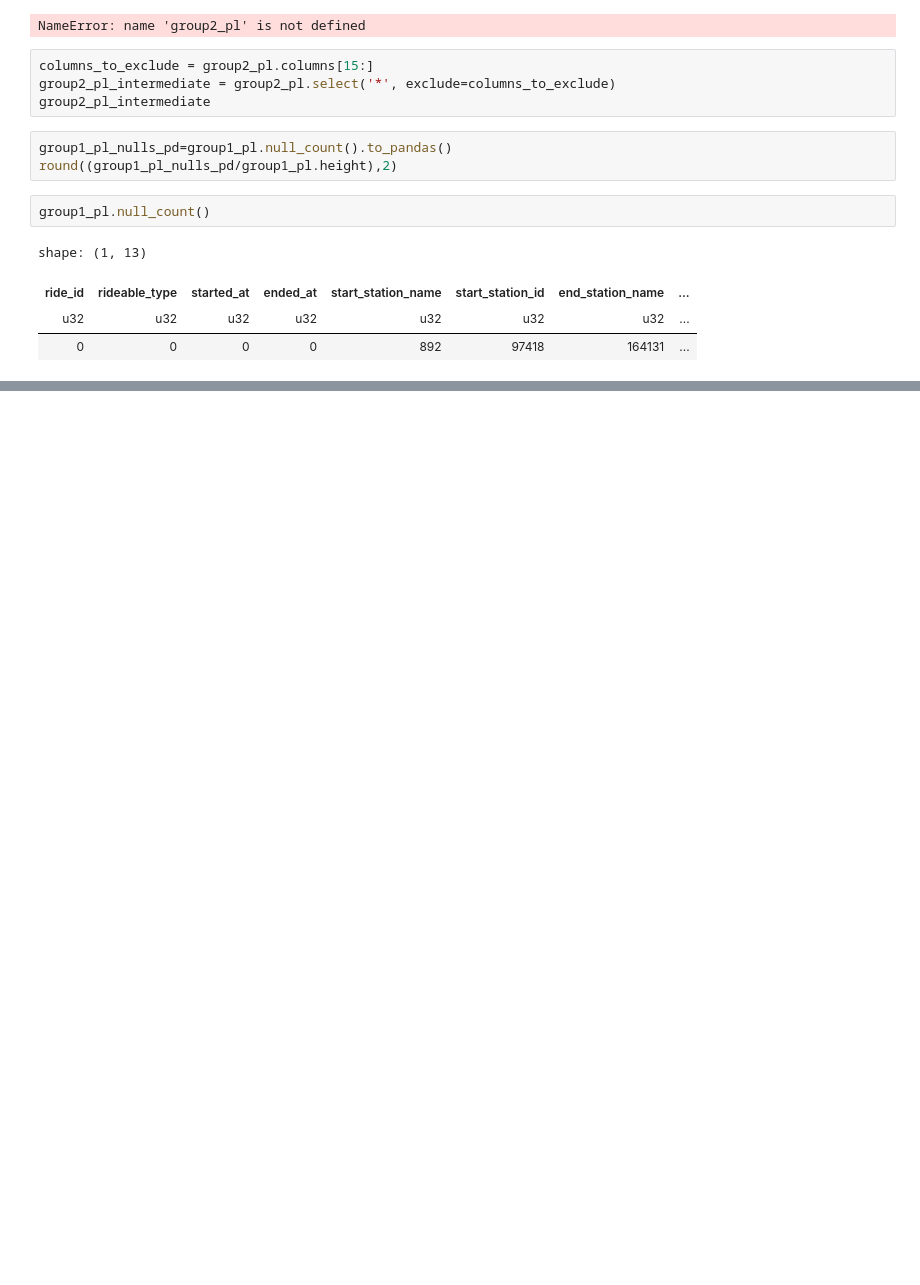
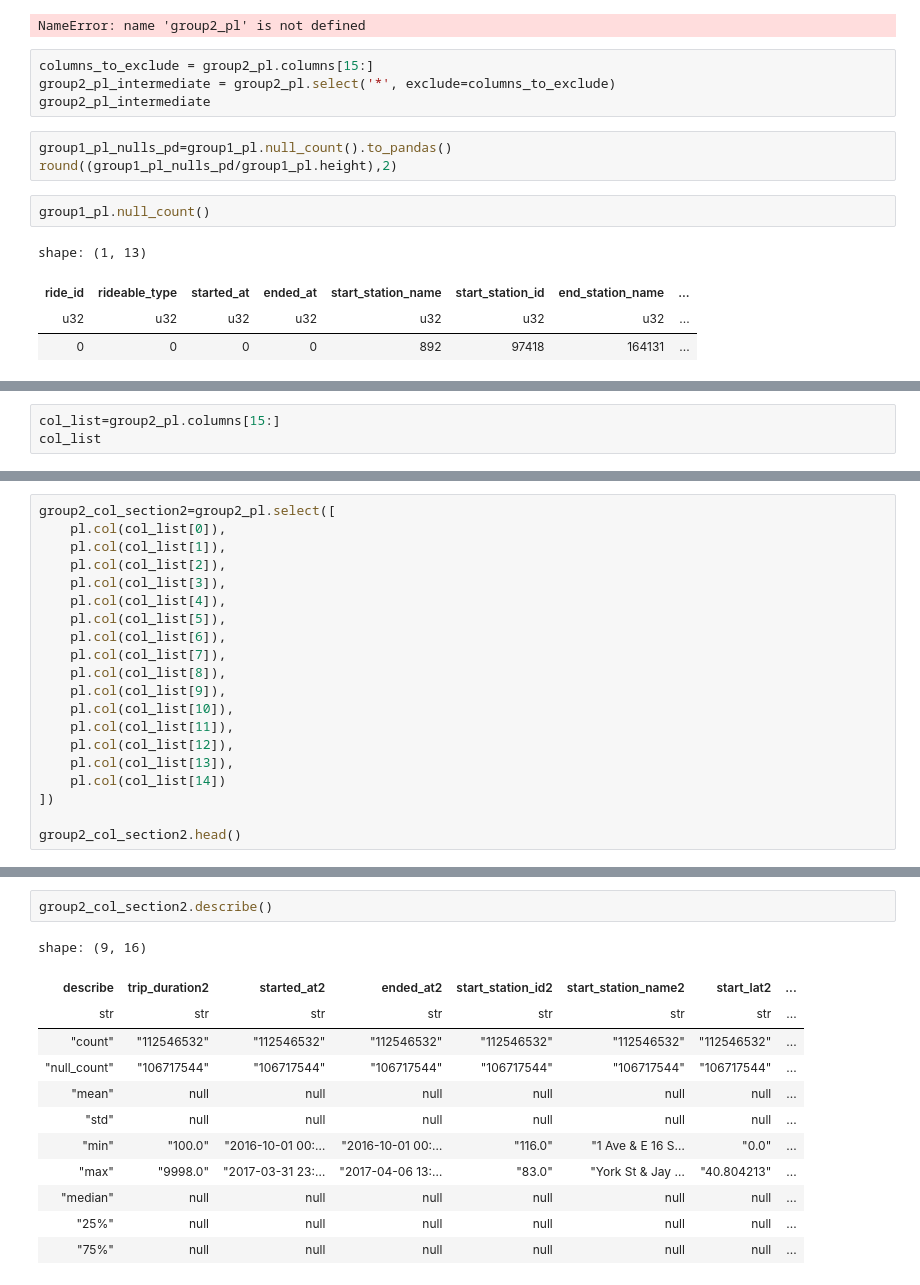
Before and after one commit to sralter/tour_de_city, a Jupyter notebook: 02_combining_datasets.ipynb, the cells around one changed output, grey strips where cells are left out. Drawn from its saved outputs; the diff is of its cells as text; blank space fills up the shorter version.

```diff
--- a/02_combining_datasets.ipynb
+++ b/02_combining_datasets.ipynb
@@ -1243,0 +1340,3 @@ shape: (1, 13)
+# %%
+col_list=group2_pl.columns[15:]
+col_list
@@ -1243,0 +1359,20 @@ shape: (1, 13)
+# %%
+group2_col_section2=group2_pl.select([
+    pl.col(col_list[0]),
+    pl.col(col_list[1]),
+    pl.col(col_list[2]),
+    pl.col(col_list[3]),
+    pl.col(col_list[4]),
+    pl.col(col_list[5]),
+    pl.col(col_list[6]),
+    pl.col(col_list[7]),
+    pl.col(col_list[8]),
+    pl.col(col_list[9]),
+    pl.col(col_list[10]),
+    pl.col(col_list[11]),
+    pl.col(col_list[12]),
+    pl.col(col_list[13]),
+    pl.col(col_list[14])
+])
+
+group2_col_section2.head()
@@ -1243,0 +1388,15 @@ shape: (1, 13)
+# %%
+group2_col_section2.describe()
+# %% [output]
+shape: (9, 16)
+| describe | trip_duration2 | started_at2 | ended_at2 | start_station_id2 | start_station_name2 | start_lat2 | ... |
+| str | str | str | str | str | str | str | ... |
+| "count" | "112546532" | "112546532" | "112546532" | "112546532" | "112546532" | "112546532" | ... |
+| "null_count" | "106717544" | "106717544" | "106717544" | "106717544" | "106717544" | "106717544" | ... |
+| "mean" | null | null | null | null | null | null | ... |
+| "std" | null | null | null | null | null | null | ... |
+| "min" | "100.0" | "2016-10-01 00:… | "2016-10-01 00:… | "116.0" | "1 Ave & E 16 S… | "0.0" | ... |
+| "max" | "9998.0" | "2017-03-31 23:… | "2017-04-06 13:… | "83.0" | "York St & Jay … | "40.804213" | ... |
+| "median" | null | null | null | null | null | null | ... |
+| "25%" | null | null | null | null | null | null | ... |
+| "75%" | null | null | null | null | null | null | ... |
```
Also changed, not shown: parts of 20 cells of this notebook.
